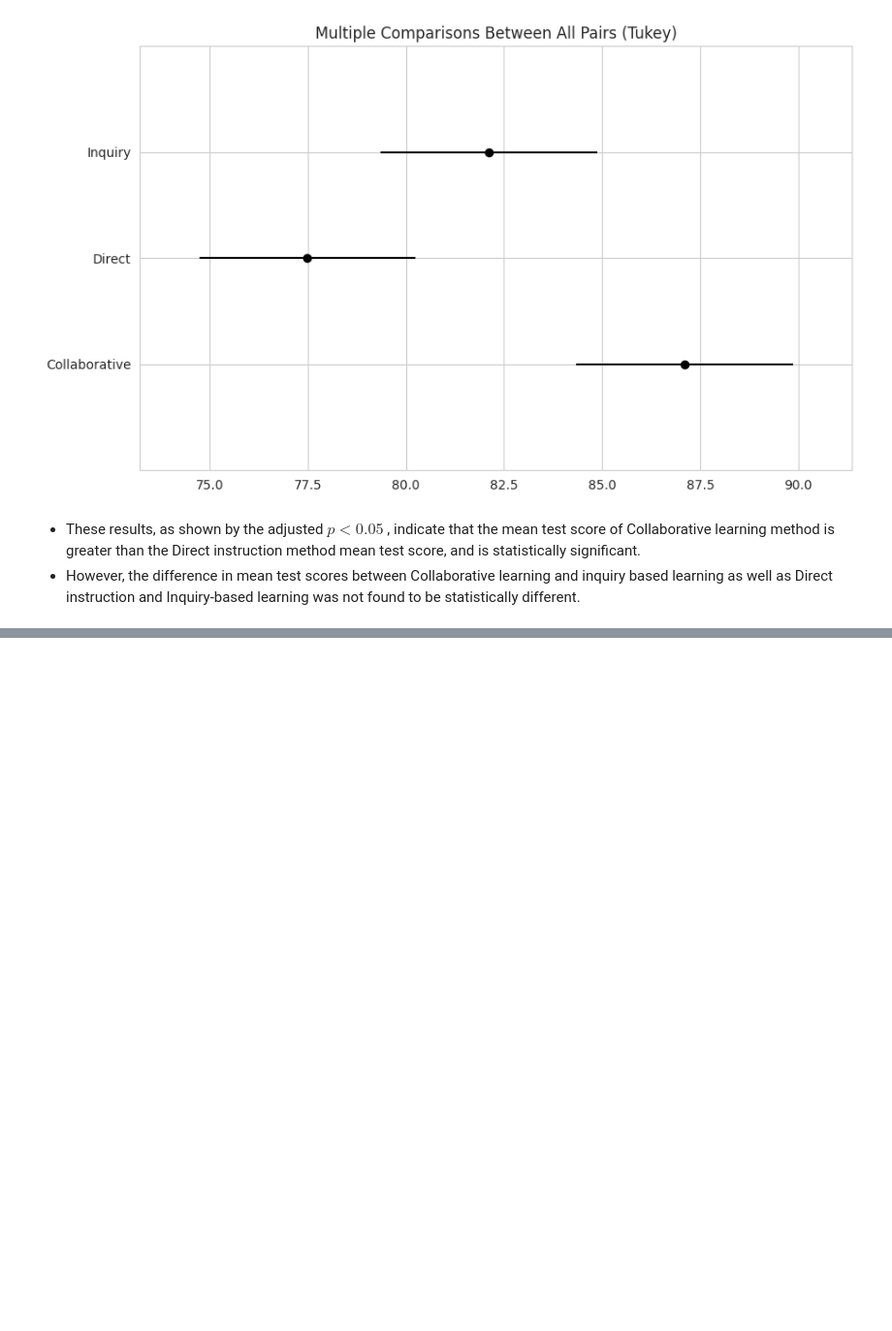
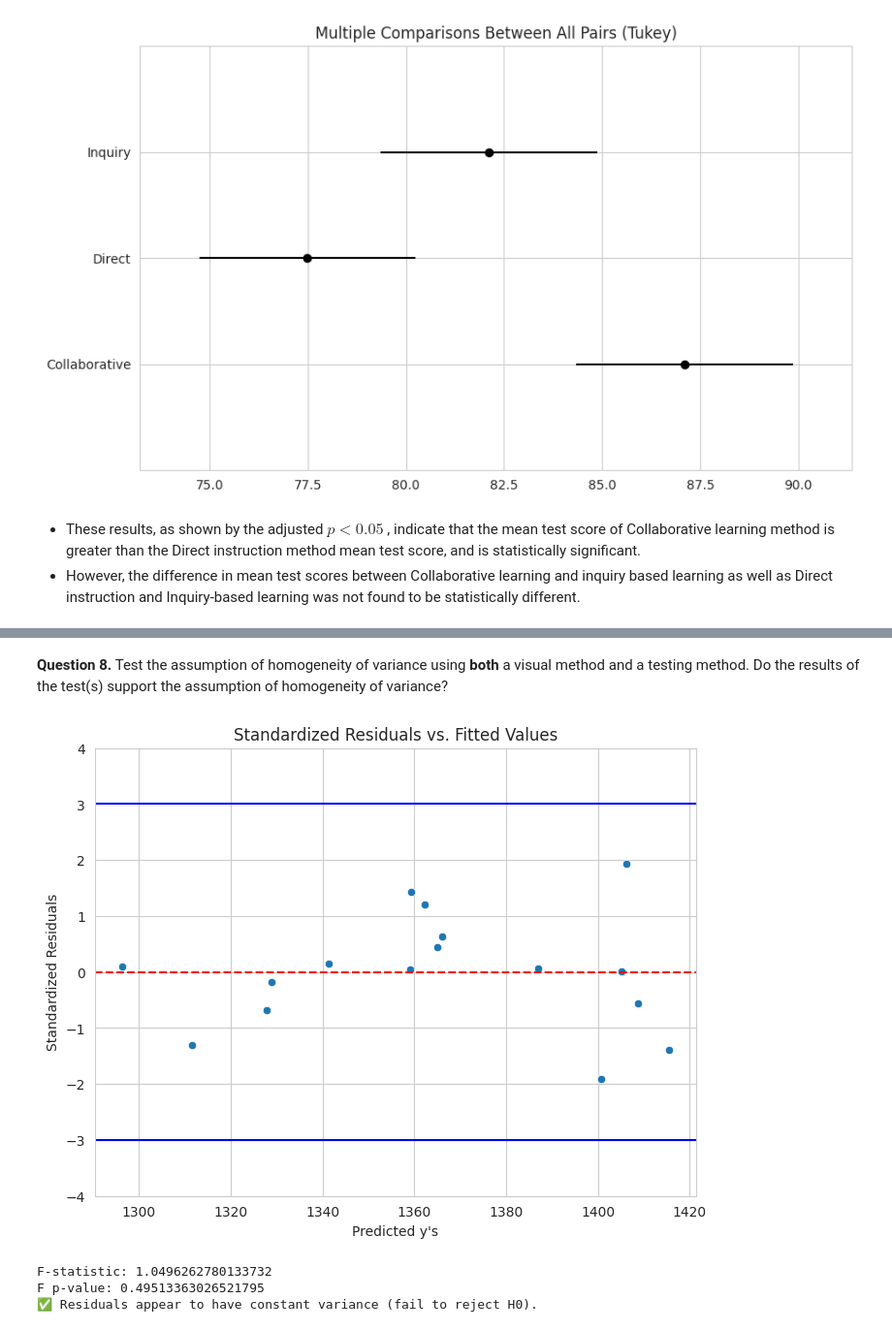
Before and after one commit to rohanbhuin/STAT-7220-Applied-Experimental-Design, a Jupyter notebook: Assignments/HW2/HW-2.ipynb, the cells around one changed output, grey strips where cells are left out. Shown at 97% size. Drawn from its saved outputs; the diff is of its cells as text; code cells hidden in the pictures; blank space fills up the shorter version.

```diff
--- a/Assignments/HW2/HW-2.ipynb
+++ b/Assignments/HW2/HW-2.ipynb
@@ -379,0 +512,48 @@ Here, our main interest is in comparing engagement across the online learning pl
+# %% [markdown]
+**Question 8.** Test the assumption of homogeneity of variance using **both** a visual method and a testing method. Do the results of the test(s) support the assumption of homogeneity of variance?
+# %%
+## Assessing Constant Variance ##
+
+## Scatterplot of Standardized Residuals to Fitted Values ##
+## Obtain Standardized Residuals ##
+standardized_residuals = lsd_mod.get_influence().resid_studentized_internal
+
+## Get the fitted values ##
+fitted_values = lsd_mod.fittedvalues
+
+## Create the plot ##
+plt.figure(figsize=(8, 6))
+sns.scatterplot(x=fitted_values, y=standardized_residuals)
+plt.axhline(y=0, linestyle='dashed', color='red')
+plt.axhline(y=3, color='blue')
+plt.axhline(y=-3, color='blue')
+plt.xlabel("Predicted y's")
+plt.ylabel("Standardized Residuals")
+plt.title("Standardized Residuals vs. Fitted Values")
+plt.style.use('classic')
+plt.show()
+
+## B-P Test ##
+## Import necessary function: ##
+from statsmodels.stats.diagnostic import het_breuschpagan
+
+## Run B-P Test ##
+bp_test = het_breuschpagan(lsd_mod.resid,lsd_mod.model.exog)
+
+## Extract F-statistic ##
+f_statistic = bp_test[2]
+
+## Extract its P-Value ##
+f_p_value = bp_test[3]
+
+print(f"F-statistic: {f_statistic}")
+print(f"F p-value: {f_p_value}")
+if f_p_value > 0.05:
+    print("✅ Residuals appear to have constant variance (fail to reject H0).")
+else:
+    print("❌ Residuals do not appear to have constant variance (reject H0).")
+# %% [output]
+[figure, added]
+F-statistic: 1.0496262780133732
+F p-value: 0.49513363026521795
+✅ Residuals appear to have constant variance (fail to reject H0).
```
Also changed, not shown: parts of 19 cells of this notebook.
